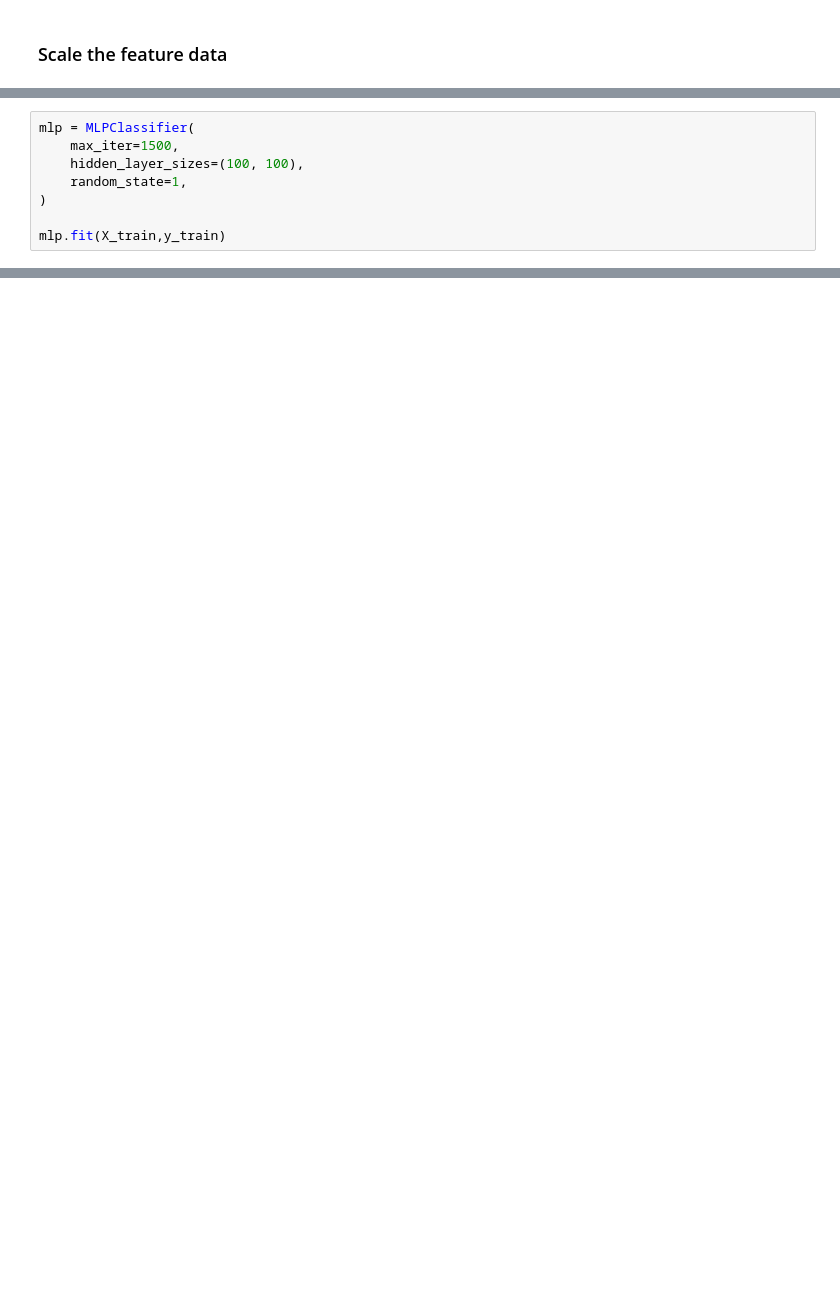
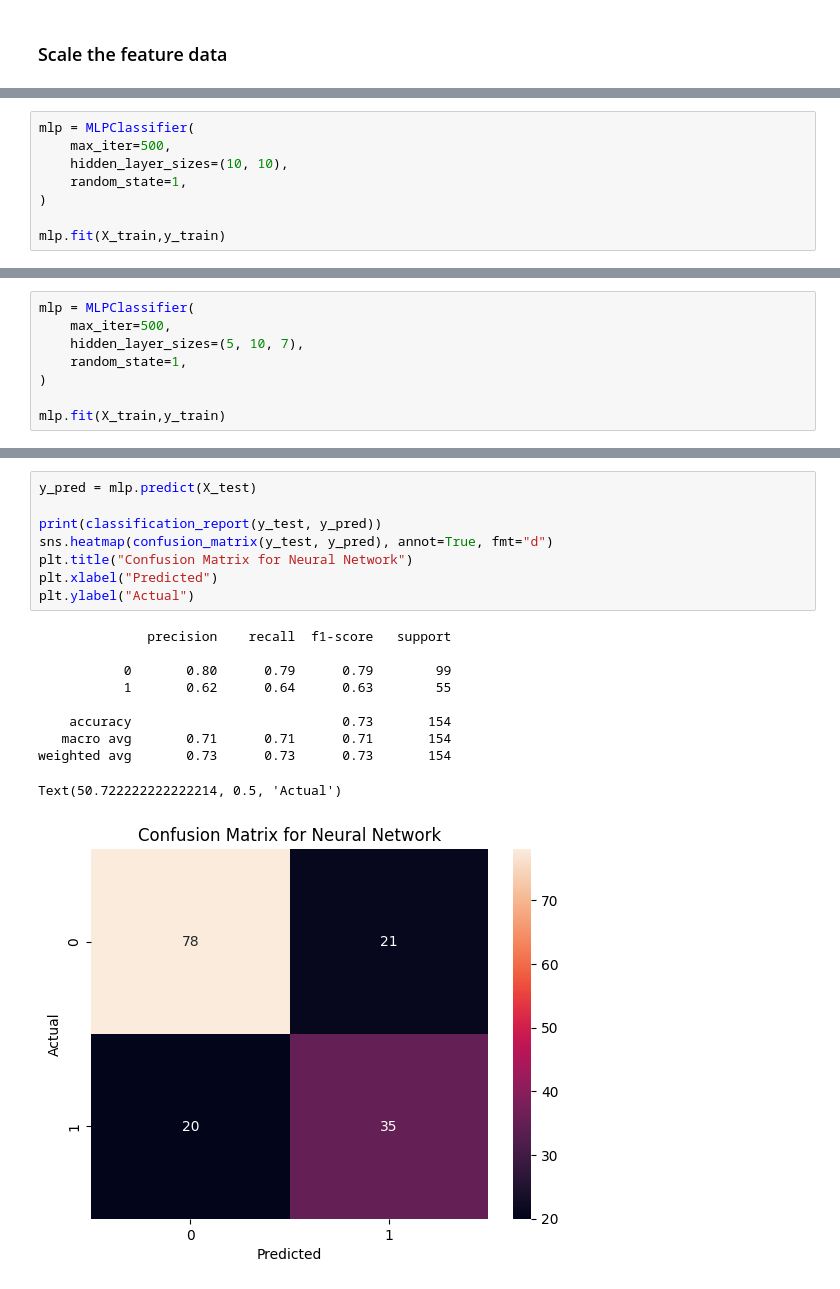
Before and after one commit to sadrajafari/cs5830_project8, a Jupyter notebook: project8.ipynb, the cells around one changed output, grey strips where cells are left out. Drawn from its saved outputs; the diff is of its cells as text; blank space fills up the shorter version.

```diff
--- a/project8.ipynb
+++ b/project8.ipynb
@@ -141,7 +271,7 @@ X_train
 # %%
 mlp = MLPClassifier(
-    max_iter=1500,
-    hidden_layer_sizes=(100, 100),
+    max_iter=500,
+    hidden_layer_sizes=(10, 10),
     random_state=1,
 )
 
@@ -214,0 +318,8 @@ show_ann(mlp)
+# %%
+mlp = MLPClassifier(
+    max_iter=500,
+    hidden_layer_sizes=(5, 10, 7),
+    random_state=1,
+)
+
+mlp.fit(X_train,y_train)
@@ -214,0 +330,19 @@ show_ann(mlp)
+# %%
+y_pred = mlp.predict(X_test)
+
+print(classification_report(y_test, y_pred))
+sns.heatmap(confusion_matrix(y_test, y_pred), annot=True, fmt="d")
+plt.title("Confusion Matrix for Neural Network")
+plt.xlabel("Predicted")
+plt.ylabel("Actual")
+# %% [output]
+              precision    recall  f1-score   support
+
+           0       0.80      0.79      0.79        99
+           1       0.62      0.64      0.63        55
+
+    accuracy                           0.73       154
+   macro avg       0.71      0.71      0.71       154
+weighted avg       0.73      0.73      0.73       154
+Text(50.722222222222214, 0.5, 'Actual')
+[figure, added]
```
Also changed, not shown: parts of 23 cells of this notebook.
